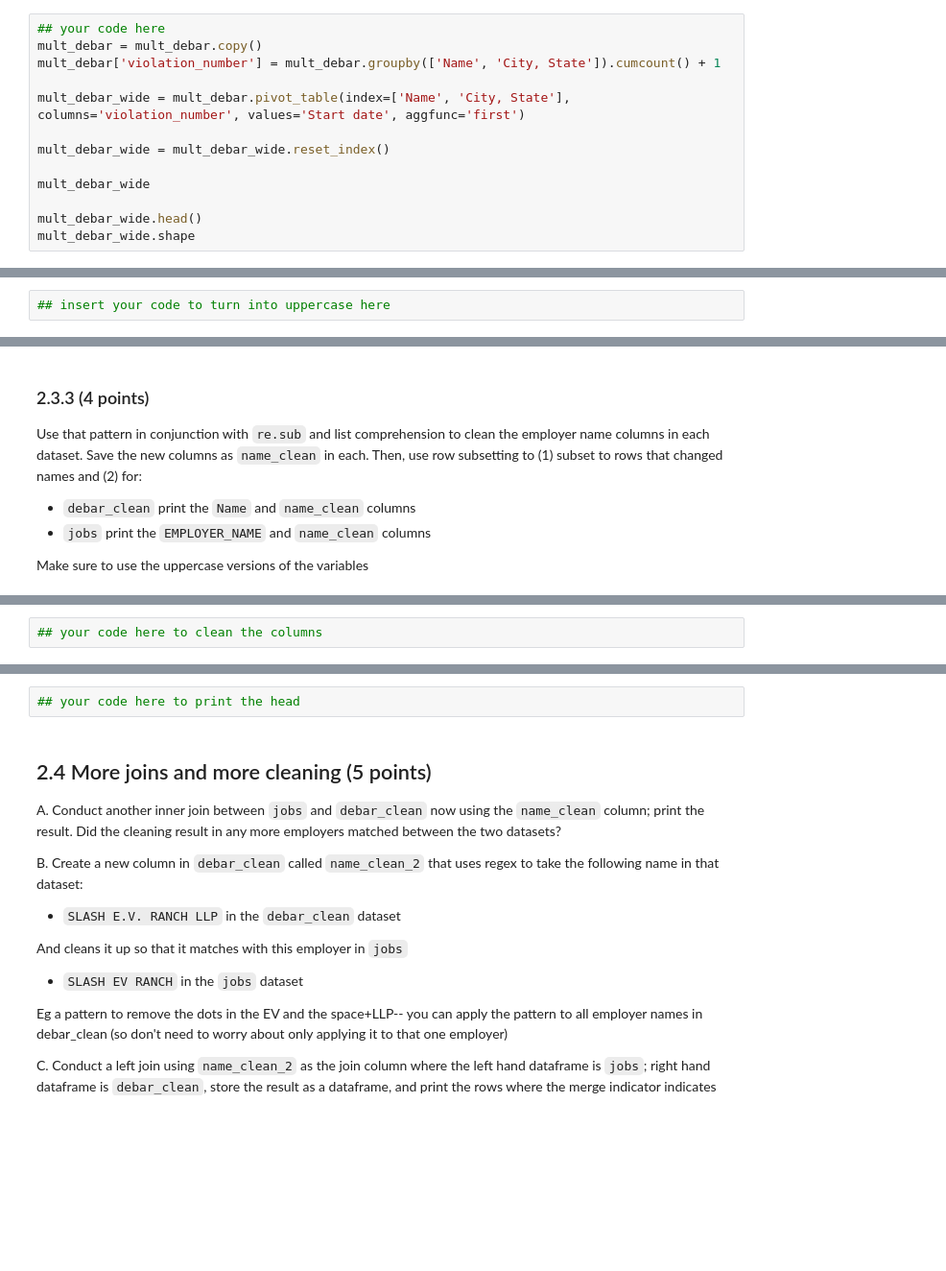
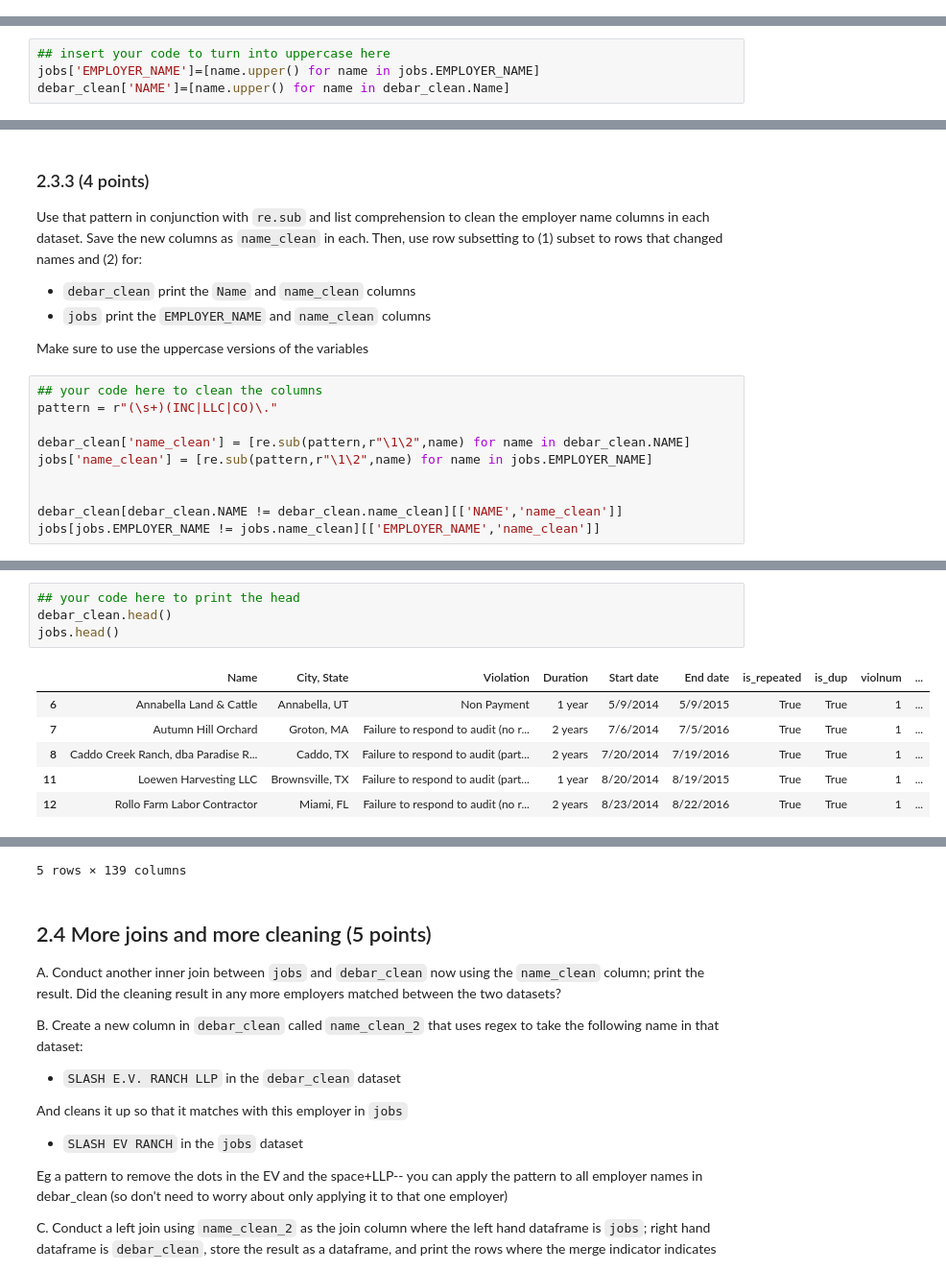
Before and after one commit to herbertfreeze/QSS20_S25, a Jupyter notebook: problemsets/pset2/pset2_blank.ipynb, the cells around one changed output, grey strips where cells are left out. Shown: that part at 96% size. Drawn from its saved outputs; the diff is of its cells as text; blank space fills up the shorter version.

```diff
--- a/problemsets/pset2/pset2_blank.ipynb
+++ b/problemsets/pset2/pset2_blank.ipynb
@@ -132,16 +134,3 @@ To begin to check this, reshape `mult_debar` to a wide dataframe (`mult_debar_wi
 - start_date_viol2
 
 Print the head and shape
-# %%
-## your code here
-mult_debar = mult_debar.copy()
-mult_debar['violation_number'] = mult_debar.groupby(['Name', 'City, State']).cumcount() + 1
-
-mult_debar_wide = mult_debar.pivot_table(index=['Name', 'City, State'], columns='violation_number', values='Start date', aggfunc='first')
-
-mult_debar_wide = mult_debar_wide.reset_index()
-
-mult_debar_wide
-
-mult_debar_wide.head()
-mult_debar_wide.shape
@@ -272,5 +280,7 @@ B. Print a random sample of 15 values of each result
 C. Assign the full vector of uppercase names back to the original data, writing over the original `EMPLOYER_NAME` and `Name` columns
 # %%
 ## insert your code to turn into uppercase here
+jobs['EMPLOYER_NAME']=[name.upper() for name in jobs.EMPLOYER_NAME]
+debar_clean['NAME']=[name.upper() for name in debar_clean.Name]
 # %%
 ## insert your code for the random sample
@@ -306,3 +361,13 @@ Use that pattern in conjunction with `re.sub` and list comprehension to clean th
 - `jobs` print the `EMPLOYER_NAME` and `name_clean` columns
 
 Make sure to use the uppercase versions of the variables
+# %%
+## your code here to clean the columns
+pattern = r"(\s+)(INC|LLC|CO)\."
+
+debar_clean['name_clean'] = [re.sub(pattern,r"\1\2",name) for name in debar_clean.NAME]
+jobs['name_clean'] = [re.sub(pattern,r"\1\2",name) for name in jobs.EMPLOYER_NAME]
+
+
+debar_clean[debar_clean.NAME != debar_clean.name_clean][['NAME','name_clean']]
+jobs[jobs.EMPLOYER_NAME != jobs.name_clean][['EMPLOYER_NAME','name_clean']]
@@ -309,2 +400,11 @@ Make sure to use the uppercase versions of the variables
 # %%
-## your code here to clean the columns
+## your code here to print the head
+debar_clean.head()
+jobs.head()
+# %% [output]
+|  | Name | City, State | Violation | Duration | Start date | End date | is_repeated | is_dup | violnum | ... |
+| 6 | Annabella Land & Cattle | Annabella, UT | Non Payment | 1 year | 5/9/2014 | 5/9/2015 | True | True | 1 | ... |
+| 7 | Autumn Hill Orchard | Groton, MA | Failure to respond to audit (no r... | 2 years | 7/6/2014 | 7/5/2016 | True | True | 1 | ... |
+| 8 | Caddo Creek Ranch, dba Paradise R... | Caddo, TX | Failure to respond to audit (part... | 2 years | 7/20/2014 | 7/19/2016 | True | True | 1 | ... |
+| 11 | Loewen Harvesting LLC | Brownsville, TX | Failure to respond to audit (part... | 1 year | 8/20/2014 | 8/19/2015 | True | True | 1 | ... |
+| 12 | Rollo Farm Labor Contractor | Miami, FL | Failure to respond to audit (no r... | 2 years | 8/23/2014 | 8/22/2016 | True | True | 1 | ... |
@@ -311,5 +417,4 @@ Make sure to use the uppercase versions of the variables
+5 rows × 139 columns
-# %%
-## your code here to print the head
 # %% [markdown]
 ## 2.4 More joins and more cleaning (5 points)
 
```
Also changed, not shown: parts of 27 cells of this notebook, 1 other file.
